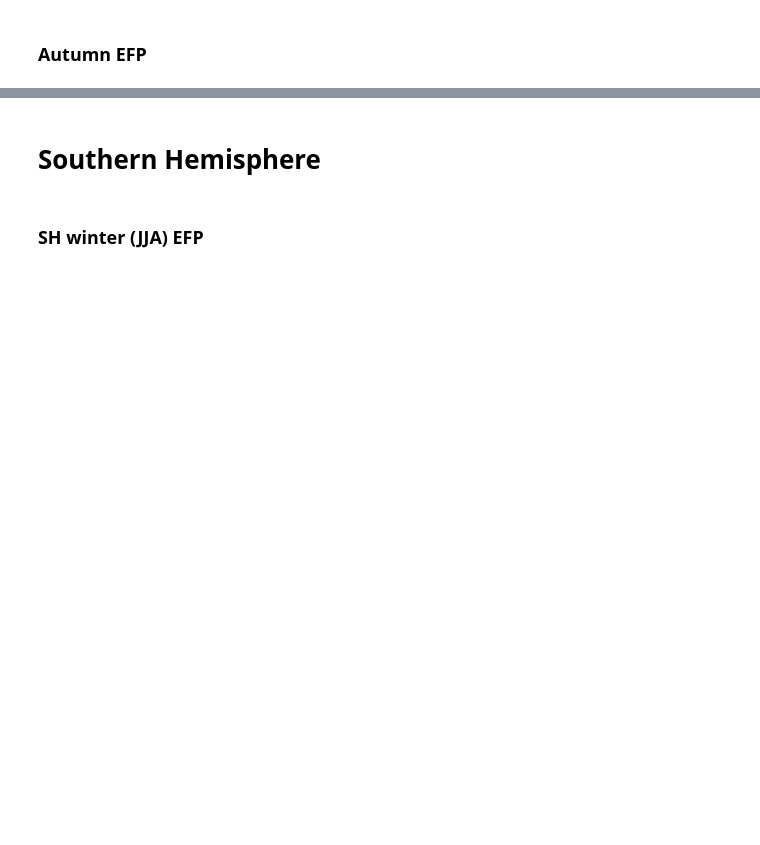
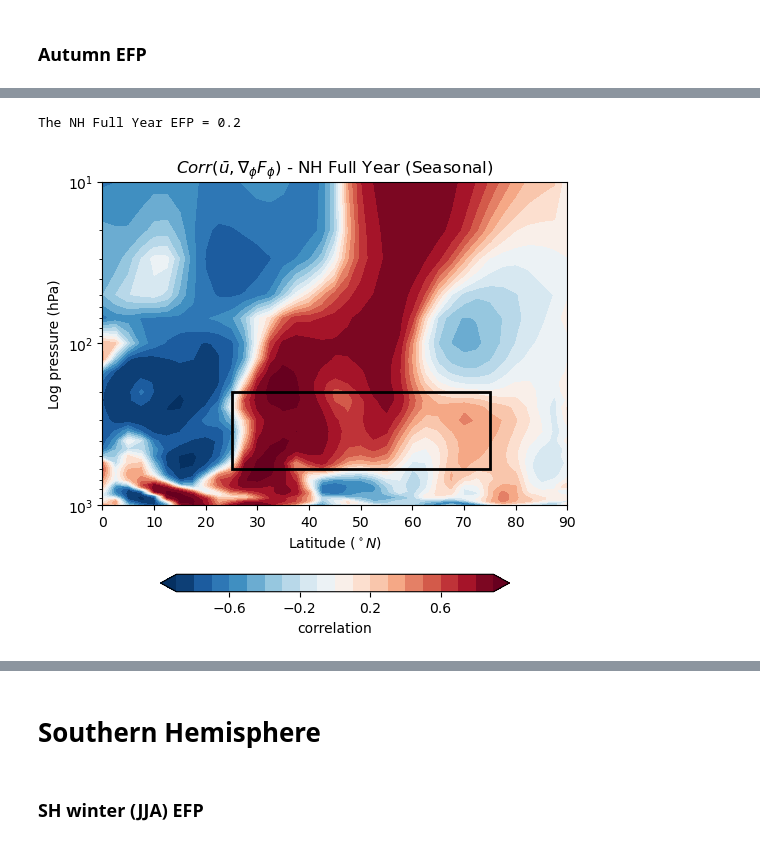
Before and after one commit to Caturrell/eddy_feedback, a Jupyter notebook: research/situations.ipynb, the cells around one changed output, grey strips where cells are left out. Saved outputs shown, nothing was run; the diff lists cells and outputs as text; code cells hidden in the pictures; blank space fills up the shorter version.

```diff
--- a/research/situations.ipynb
+++ b/research/situations.ipynb
@@ -79 +99,9 @@ plot.plot_reanalysis_correlation(ds, season='jja', label='NH Summer (JJA)')
+# %%
+efp_full = ef.calculate_efp(ds, season=None, take_level_mean=True, flip_latitude=True)
+print(f'The NH Full Year EFP = {efp_mam.values.round(2)}')
+
+plot.plot_reanalysis_correlation(ds, season=None, label='NH Full Year (Seasonal)')
+# %% [output]
+The NH Full Year EFP = 0.2
+[figure, added]
 # %%
```
Also changed, not shown: parts of 14 cells of this notebook, 11 other files.
